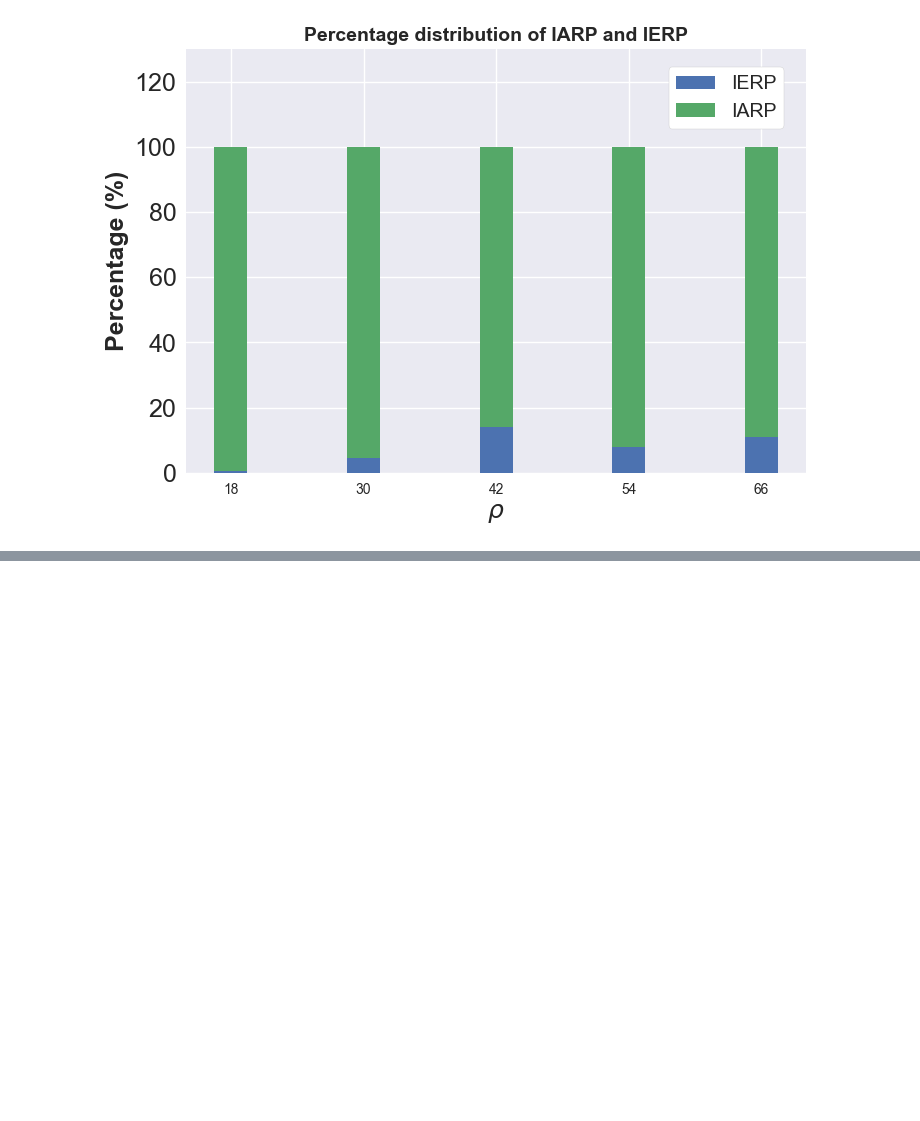
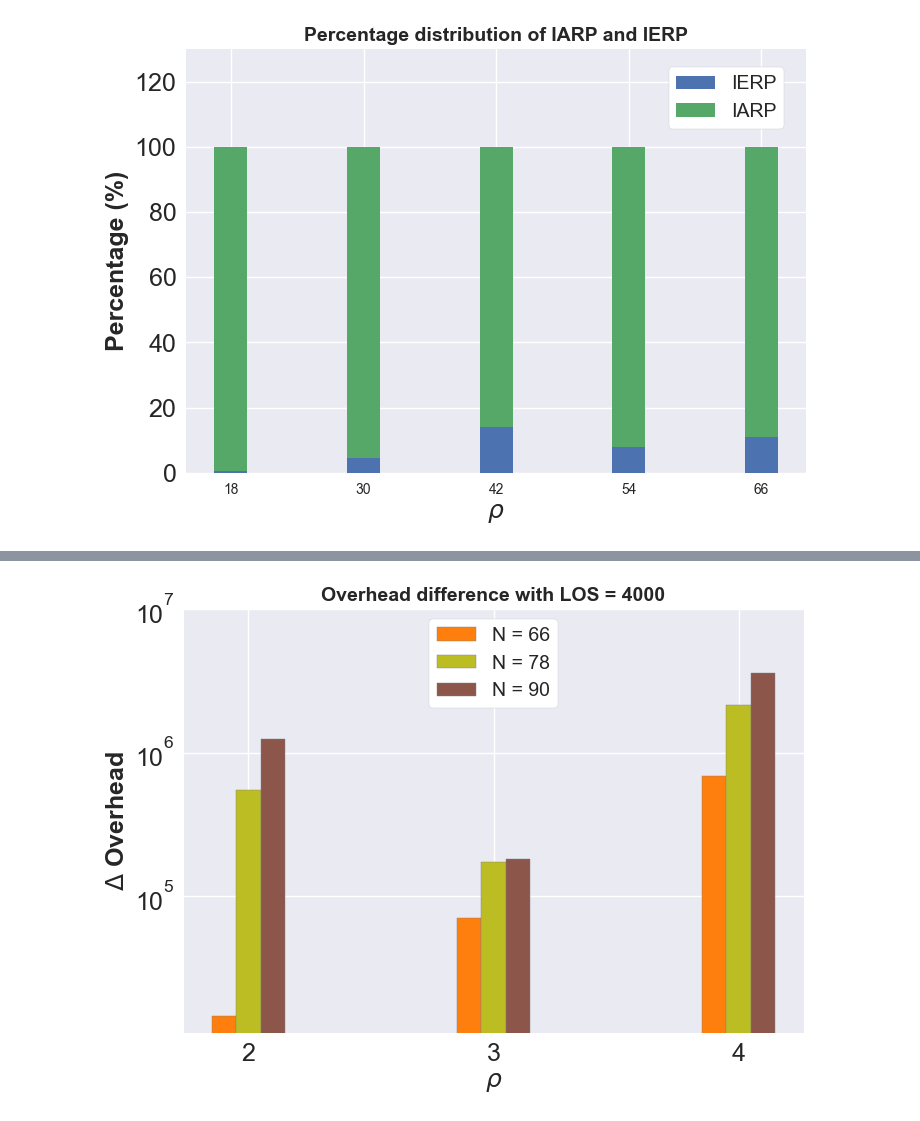
Before and after one commit to mathias-magnusson/Zone-routing-protocol, a Jupyter notebook: plot.ipynb, the cells around one changed output, grey strips where cells are left out. Cells and saved outputs as stored; diff of their text form; code cells hidden in the pictures; blank space fills up the shorter version.

```diff
--- a/plot.ipynb
+++ b/plot.ipynb
@@ -517,35 +525,37 @@ legend = plt.legend(loc='upper center', frameon=True, framealpha=1, facecolor='w
 # %%
 # Time used to find routes IARP and IERP combined
 
 zone_radius = [2,3,4]
-N_66_combined = [31622, 90723, 693336]
-N_78_combined = [585073, 222530, 2168145]
-N_90_combined = [1287719, 405266, 3609890]
+N_66_combined = [14710, 70469, 686648]              # FIX DETTE
+N_78_combined = [551945, 173102, 2166647]
+N_90_combined = [1243071, 182454, 3597334]
 
 # set width of bar
 barWidth = 0.10
 
 # Set position of bar on X axis
 br1 = np.arange(len(N_66_combined))
 br2 = [x + barWidth for x in br1]
 br3 = [x + barWidth for x in br2]
 
 plt.style.use('seaborn-v0_8')
 
 # Make the plot
 plt.bar(br1, N_66_combined, color='tab:orange', width = barWidth, edgecolor ='grey', label ='N = 66')
 plt.bar(br2, N_78_combined, color='tab:olive', width = barWidth, edgecolor ='grey', label ='N = 78')
 plt.bar(br3, N_90_combined, color='tab:brown', width = barWidth, edgecolor ='grey', label ='N = 90')
 
 plt.yscale('log')
 plt.ylim(top=10000000)
 plt.xticks([r + barWidth for r in range(len(N_66_combined))], [2,3,4], fontsize=18)
 plt.yticks(fontsize=18)
 plt.xlabel('$\u03C1$', weight='bold', fontsize=18)
-plt.ylabel("Packets", weight='bold', fontsize=18)
-plt.title("Total overhead with LOS = 4000", weight='bold', fontsize=14)
+plt.ylabel("$\Delta$ Overhead", weight='bold', fontsize=18)
+plt.title("Overhead difference with LOS = 4000", weight='bold', fontsize=14)
 
 legend = plt.legend(loc='upper center', frameon=True, framealpha=1, facecolor='white', fontsize = 14)
+# %% [output]
+[figure, added]
 # %%
 # Specify the CSV file path
 csv_file_path = '/Users/mathiasmagnusson/Desktop/etx-vs-pdr.csv'
```
Also changed, not shown: parts of 5 cells of this notebook.
